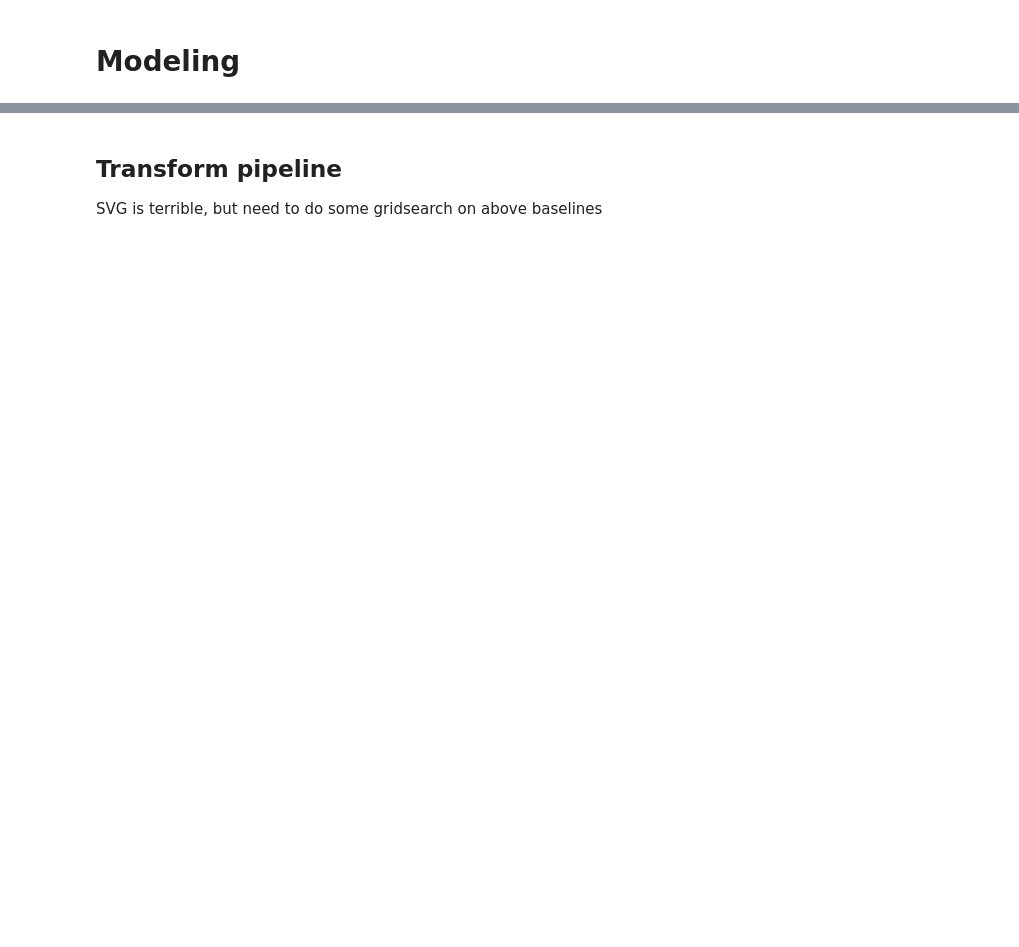
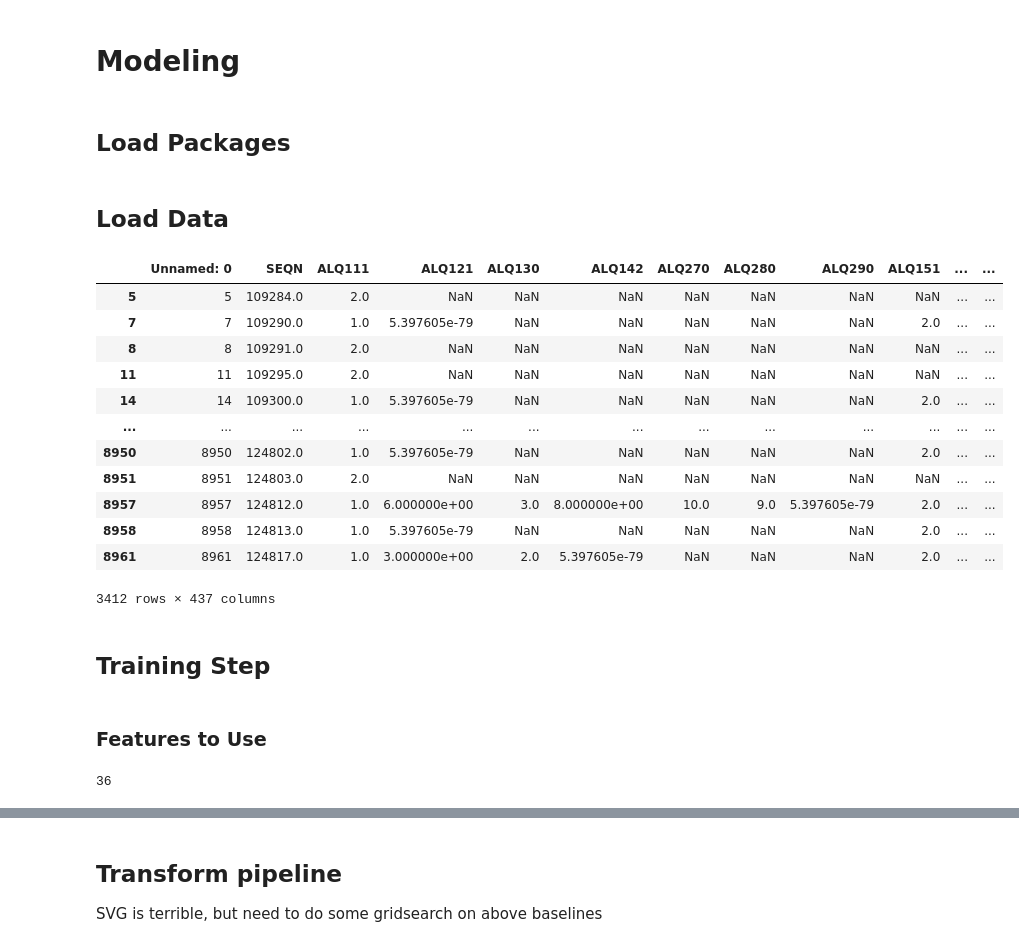
Before and after one commit to orenscarmeli/capstone210-ppd-carmeli_chari_hand_lee, a Jupyter notebook: modeling/initial_modeling.ipynb, the cells around one changed output, grey strips where cells are left out. Saved outputs shown, nothing was run; the diff lists cells and outputs as text; code cells hidden in the pictures; blank space fills up the shorter version.

Commit message:
some minor cleanup to modeling code

```diff
--- a/modeling/initial_modeling.ipynb
+++ b/modeling/initial_modeling.ipynb
@@ -1,5 +1,7 @@
 # %% [markdown]
 # Modeling
+# %% [markdown]
+## Load Packages
 # %%
 from operator import mod
 from os import getcwd
@@ -57,8 +59,25 @@ from imblearn.over_sampling import RandomOverSampler
 from imblearn.under_sampling import RandomUnderSampler
 from imblearn.over_sampling import SMOTE
 from collections import Counter
+# %% [markdown]
+## Load Data
 # %%
-df_cdc_clean = pd.read_csv('../data/cdc_nhanes_survey_responses_clean.csv')
-# filter to moms
-df_cdc_clean = df_cdc_clean[df_cdc_clean['has_been_pregnant'] == 1]
-df_cdc_clean
+cdc_survey = pd.read_csv('../data/cdc_nhanes_survey_responses_clean.csv')
+
+# filter to pregnant moms
+cdc_survey_pmom = cdc_survey[cdc_survey['has_been_pregnant'] == 1]
+cdc_survey_pmom
+# %% [output]
+|  | Unnamed: 0 | SEQN | ALQ111 | ALQ121 | ALQ130 | ALQ142 | ALQ270 | ALQ280 | ALQ290 | ALQ151 | ... | ... |
+| 5 | 5 | 109284.0 | 2.0 | NaN | NaN | NaN | NaN | NaN | NaN | NaN | ... | ... |
+| 7 | 7 | 109290.0 | 1.0 | 5.397605e-79 | NaN | NaN | NaN | NaN | NaN | 2.0 | ... | ... |
+| 8 | 8 | 109291.0 | 2.0 | NaN | NaN | NaN | NaN | NaN | NaN | NaN | ... | ... |
+| 11 | 11 | 109295.0 | 2.0 | NaN | NaN | NaN | NaN | NaN | NaN | NaN | ... | ... |
+| 14 | 14 | 109300.0 | 1.0 | 5.397605e-79 | NaN | NaN | NaN | NaN | NaN | 2.0 | ... | ... |
+| ... | ... | ... | ... | ... | ... | ... | ... | ... | ... | ... | ... | ... |
+| 8950 | 8950 | 124802.0 | 1.0 | 5.397605e-79 | NaN | NaN | NaN | NaN | NaN | 2.0 | ... | ... |
+| 8951 | 8951 | 124803.0 | 2.0 | NaN | NaN | NaN | NaN | NaN | NaN | NaN | ... | ... |
+| 8957 | 8957 | 124812.0 | 1.0 | 6.000000e+00 | 3.0 | 8.000000e+00 | 10.0 | 9.0 | 5.397605e-79 | 2.0 | ... | ... |
+| 8958 | 8958 | 124813.0 | 1.0 | 5.397605e-79 | NaN | NaN | NaN | NaN | NaN | 2.0 | ... | ... |
+| 8961 | 8961 | 124817.0 | 1.0 | 3.000000e+00 | 2.0 | 5.397605e-79 | NaN | NaN | NaN | 2.0 | ... | ... |
+3412 rows × 437 columns
@@ -77,0 +84,52 @@ df_cdc_clean
+# %% [markdown]
+## Training Step
+# %% [markdown]
+### Features to Use
+# %%
+cols_to_keep = [
+    # Target
+    'MDD',
+    # Depression screener
+    'little_interest_in_doing_things',
+    'feeling_down_depressed_hopeless',
+    'trouble_falling_or_staying_asleep',
+    'feeling_tired_or_having_little_energy',
+    'poor_appetitie_or_overeating',
+    'feeling_bad_about_yourself',
+    'trouble_concentrating',
+    'moving_or_speaking_to_slowly_or_fast',
+    'thoughts_you_would_be_better_off_dead',
+    'difficult_doing_daytoday_tasks',
+    # Alcohol & smoking
+    'has_smoked_tabacco_last_5days',
+    'alcoholic_drinks_past_12mo',
+    # Diet & Nutrition
+    'how_healthy_is_your_diet',
+    'count_lost_10plus_pounds',
+    'has_tried_to_lose_weight_12mo',
+    'count_tried_to_lose_weight_youth',
+    # Physical health & Medical History
+    'count_days_seen_doctor_12mo',
+    'duration_last_healthcare_visit',
+    'count_days_moderate_recreational_activity',
+    'count_minutes_moderate_recreational_activity',
+    'count_minutes_moderate_sedentary_activity',
+    'count_days_physical_activity_youth',
+    'general_health_condition',
+    'has_diabetes',
+    'has_overweight_diagnosis',
+    # Demographic data
+    'food_security_level_household',
+    'food_security_level_adult',
+    'monthly_poverty_index_category',
+    'monthly_poverty_index',
+    'count_hours_worked_last_week',
+    'age_in_years',
+    'education_level',
+    'is_usa_born',
+    'has_health_insurance',
+    'has_health_insurance_gap'
+]
+len(cols_to_keep)
+# %% [output]
+36
```
Also changed, not shown: parts of 15 cells of this notebook.
